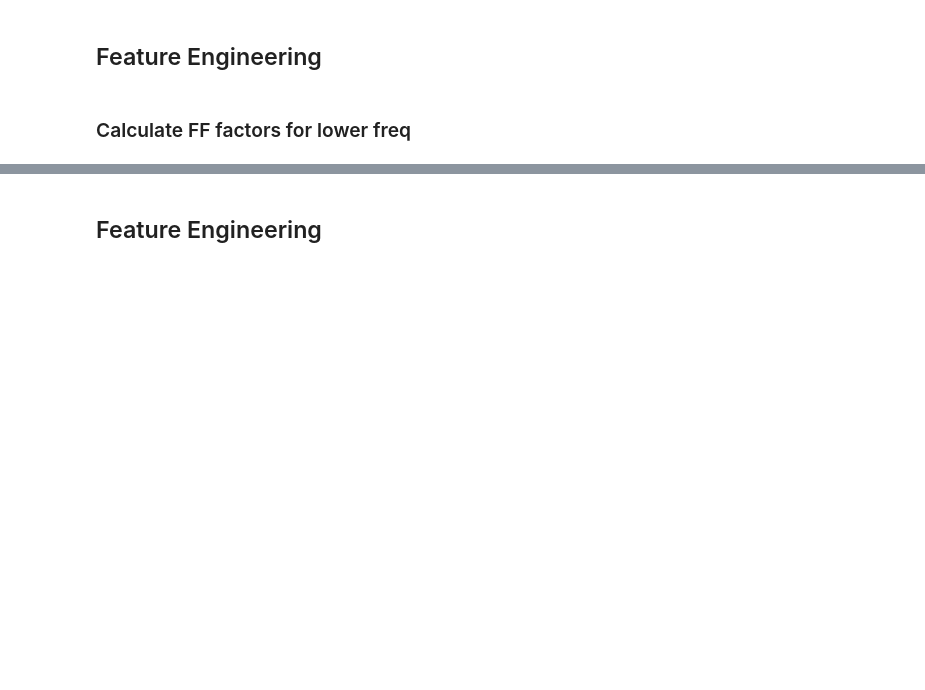
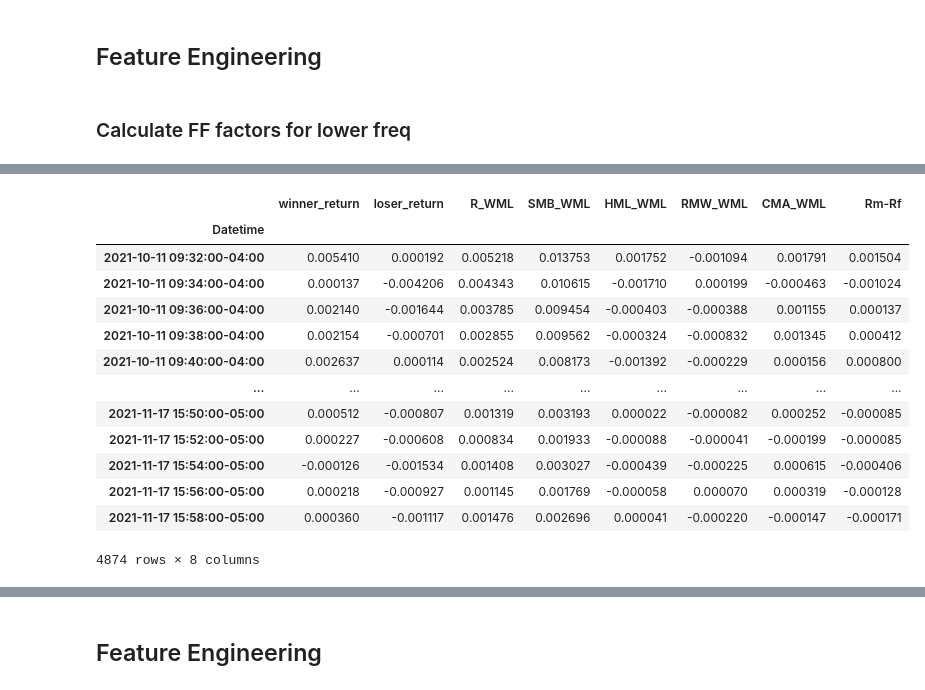
Before and after one commit to DominicRicci/CSS_Project, a Jupyter notebook: CSS100.ipynb, the cells around one changed output, grey strips where cells are left out. Saved outputs shown, nothing was run; the diff lists cells and outputs as text; code cells hidden in the pictures; blank space fills up the shorter version.

```diff
--- a/CSS100.ipynb
+++ b/CSS100.ipynb
@@ -395,0 +414,19 @@ WML.head()
+# %%
+WML_test = WML.fillna(0)
+# %%
+WML_test
+# %% [output]
+|  | winner_return | loser_return | R_WML | SMB_WML | HML_WML | RMW_WML | CMA_WML | Rm-Rf |
+| Datetime |  |  |  |  |  |  |  |  |
+| 2021-10-11 09:32:00-04:00 | 0.005410 | 0.000192 | 0.005218 | 0.013753 | 0.001752 | -0.001094 | 0.001791 | 0.001504 |
+| 2021-10-11 09:34:00-04:00 | 0.000137 | -0.004206 | 0.004343 | 0.010615 | -0.001710 | 0.000199 | -0.000463 | -0.001024 |
+| 2021-10-11 09:36:00-04:00 | 0.002140 | -0.001644 | 0.003785 | 0.009454 | -0.000403 | -0.000388 | 0.001155 | 0.000137 |
+| 2021-10-11 09:38:00-04:00 | 0.002154 | -0.000701 | 0.002855 | 0.009562 | -0.000324 | -0.000832 | 0.001345 | 0.000412 |
+| 2021-10-11 09:40:00-04:00 | 0.002637 | 0.000114 | 0.002524 | 0.008173 | -0.001392 | -0.000229 | 0.000156 | 0.000800 |
+| ... | ... | ... | ... | ... | ... | ... | ... | ... |
+| 2021-11-17 15:50:00-05:00 | 0.000512 | -0.000807 | 0.001319 | 0.003193 | 0.000022 | -0.000082 | 0.000252 | -0.000085 |
+| 2021-11-17 15:52:00-05:00 | 0.000227 | -0.000608 | 0.000834 | 0.001933 | -0.000088 | -0.000041 | -0.000199 | -0.000085 |
+| 2021-11-17 15:54:00-05:00 | -0.000126 | -0.001534 | 0.001408 | 0.003027 | -0.000439 | -0.000225 | 0.000615 | -0.000406 |
+| 2021-11-17 15:56:00-05:00 | 0.000218 | -0.000927 | 0.001145 | 0.001769 | -0.000058 | 0.000070 | 0.000319 | -0.000128 |
+| 2021-11-17 15:58:00-05:00 | 0.000360 | -0.001117 | 0.001476 | 0.002696 | 0.000041 | -0.000220 | -0.000147 | -0.000171 |
+4874 rows × 8 columns
```
Also changed, not shown: parts of 20 cells of this notebook.
